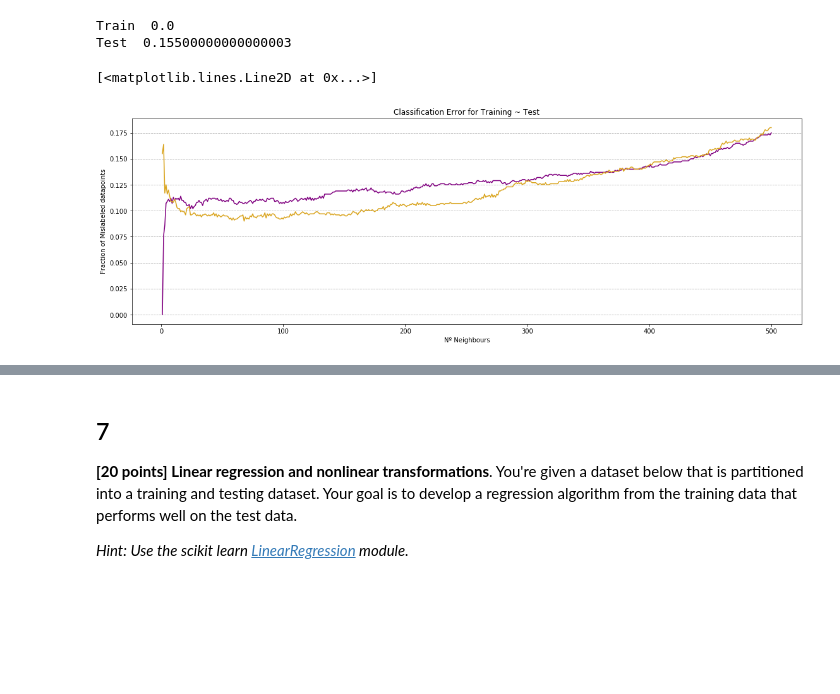
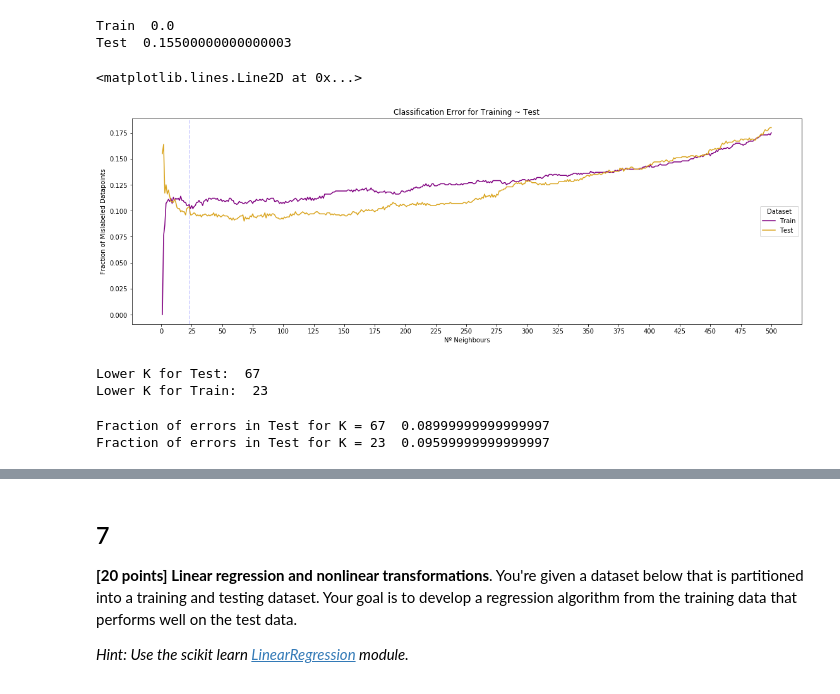
Before and after one commit to joaquinmenendez/machine-learning-course, a Jupyter notebook: Assignment_2/Assignment2.ipynb, the cells around one changed output, grey strips where cells are left out. Saved outputs shown, nothing was run; the diff lists cells and outputs as text; code cells hidden in the pictures; blank space fills up the shorter version.

```diff
--- a/Assignment_2/Assignment2.ipynb
+++ b/Assignment_2/Assignment2.ipynb
@@ -449,12 +449,27 @@ Train  0.0
 Test  0.15500000000000003
 # %%
 plt.figure(figsize=(19,6))
-plt.grid(b = True, axis= 'y',  linestyle = '--')
+#plt.grid(b = True, axis= 'y',  linestyle = '--')
 plt.title('Classification Error for Training ~ Test')
 plt.xlabel('Nº Neighbours')
-plt.ylabel('Fraction of Mislabeled datapoints')
-plt.plot(range(1,501),score_train, color = 'purple')
-plt.plot(range(1,501),score_test,  color = 'goldenrod')
+plt.ylabel('Fraction of Mislabeled Datapoints')
+plt.plot(range(1,501),score_train, color = 'purple', label = 'Train')
+plt.plot(range(1,501),score_test,  color = 'goldenrod', label= 'Test')
+plt.xticks(np.arange(501, step = 25))
+plt.legend(loc = 5, title = 'Dataset')
+plt.axvline(23, color = 'b', linestyle = '--', alpha = 0.2)
 # %% [output]
-[<matplotlib.lines.Line2D at 0x...>]
+<matplotlib.lines.Line2D at 0x...>
-[figure, old version]
+[figure, new version]
+# %%
+print( 'Lower K for Test: ', score_test.index(min(score_test))) #lets find the best K
+print('Lower K for Train: ',score_train.index(min(score_train[3:]))) #Finding the lower value of K for the training dataset, K number bigger than 3
+# %% [output]
+Lower K for Test:  67
+Lower K for Train:  23
+# %%
+print('Fraction of errors in Test for K = 67 ', score_test[67])
+print('Fraction of errors in Test for K = 23 ', score_test[23])
+# %% [output]
+Fraction of errors in Test for K = 67  0.08999999999999997
+Fraction of errors in Test for K = 23  0.09599999999999997
```
Also changed, not shown: parts of 4 cells of this notebook.
